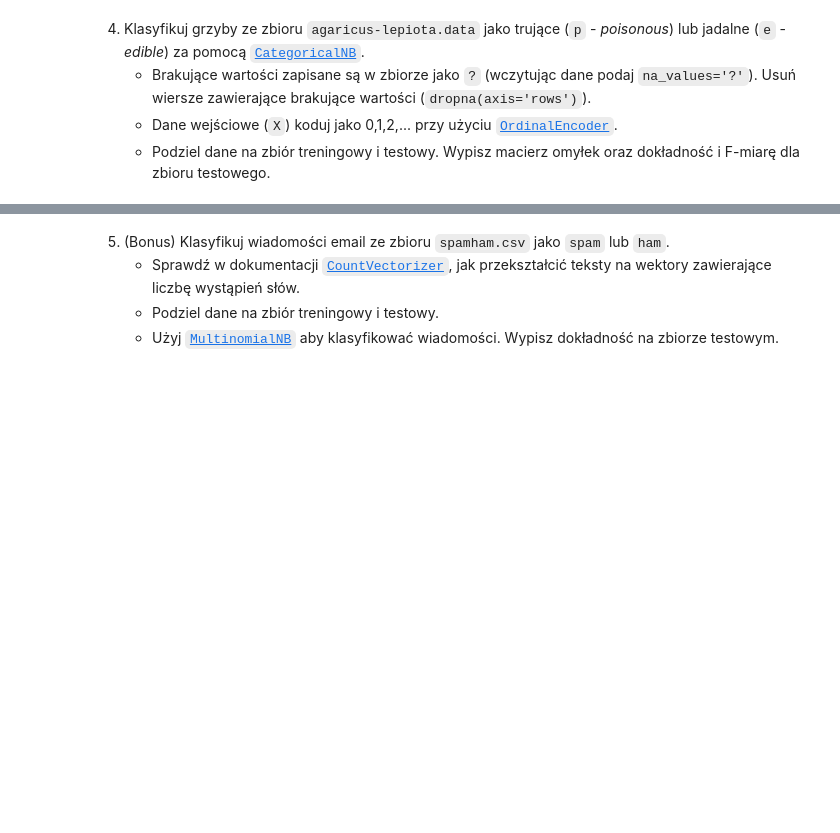
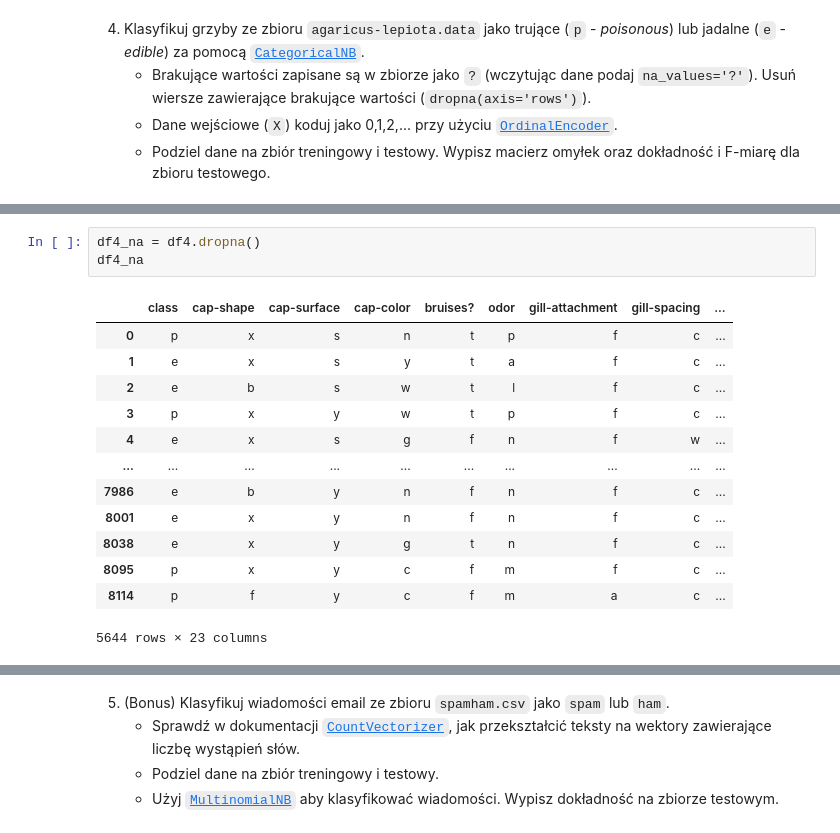
Before and after one commit to MichalBrodackiPJA/Eksploracja-i-Wizualizacja-Danych, a Jupyter notebook: Ćwiczenia 4/Lab - Klasyfikacja.ipynb, the cells around one changed output, grey strips where cells are left out. Saved outputs shown, nothing was run; the diff lists cells and outputs as text; blank space fills up the shorter version.

```diff
--- a/Ćwiczenia 4/Lab - Klasyfikacja.ipynb
+++ b/Ćwiczenia 4/Lab - Klasyfikacja.ipynb
@@ -355,0 +362,17 @@ df4.head()
+# %%
+df4_na = df4.dropna()
+df4_na
+# %% [output]
+|  | class | cap-shape | cap-surface | cap-color | bruises? | odor | gill-attachment | gill-spacing | ... |
+| 0 | p | x | s | n | t | p | f | c | ... |
+| 1 | e | x | s | y | t | a | f | c | ... |
+| 2 | e | b | s | w | t | l | f | c | ... |
+| 3 | p | x | y | w | t | p | f | c | ... |
+| 4 | e | x | s | g | f | n | f | w | ... |
+| ... | ... | ... | ... | ... | ... | ... | ... | ... | ... |
+| 7986 | e | b | y | n | f | n | f | c | ... |
+| 8001 | e | x | y | n | f | n | f | c | ... |
+| 8038 | e | x | y | g | t | n | f | c | ... |
+| 8095 | p | x | y | c | f | m | f | c | ... |
+| 8114 | p | f | y | c | f | m | a | c | ... |
+5644 rows × 23 columns
```
Also changed, not shown: parts of 4 cells of this notebook.
